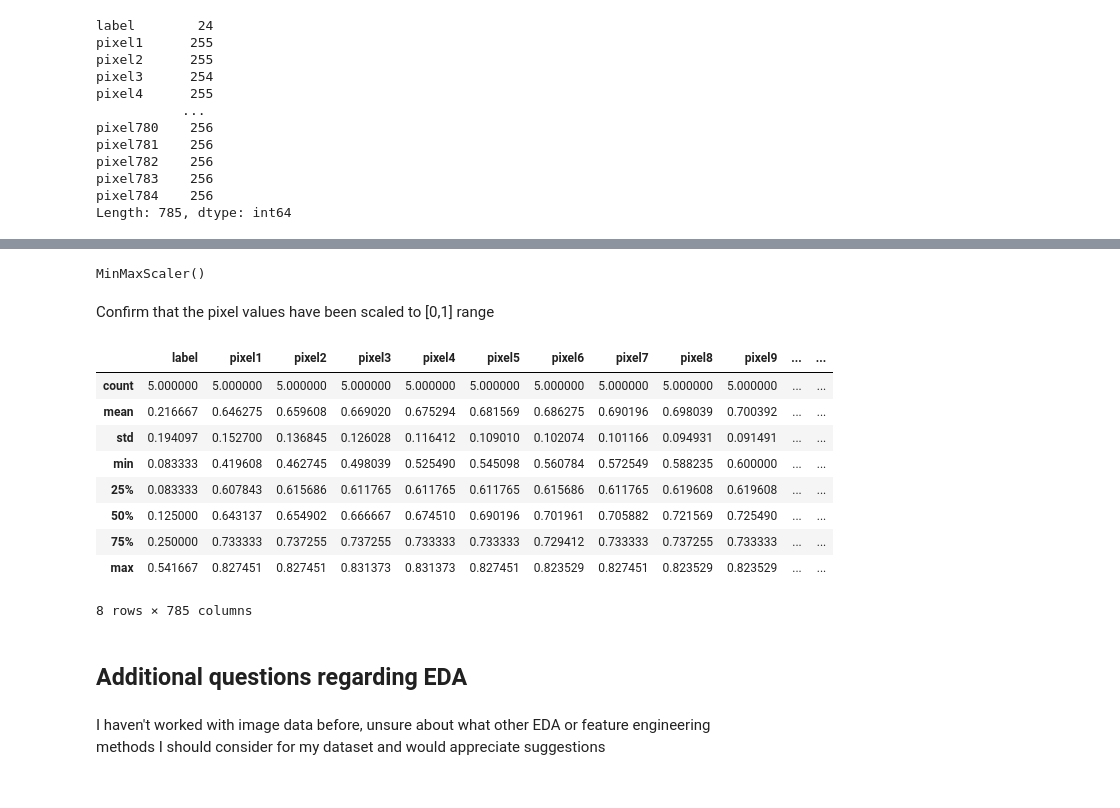
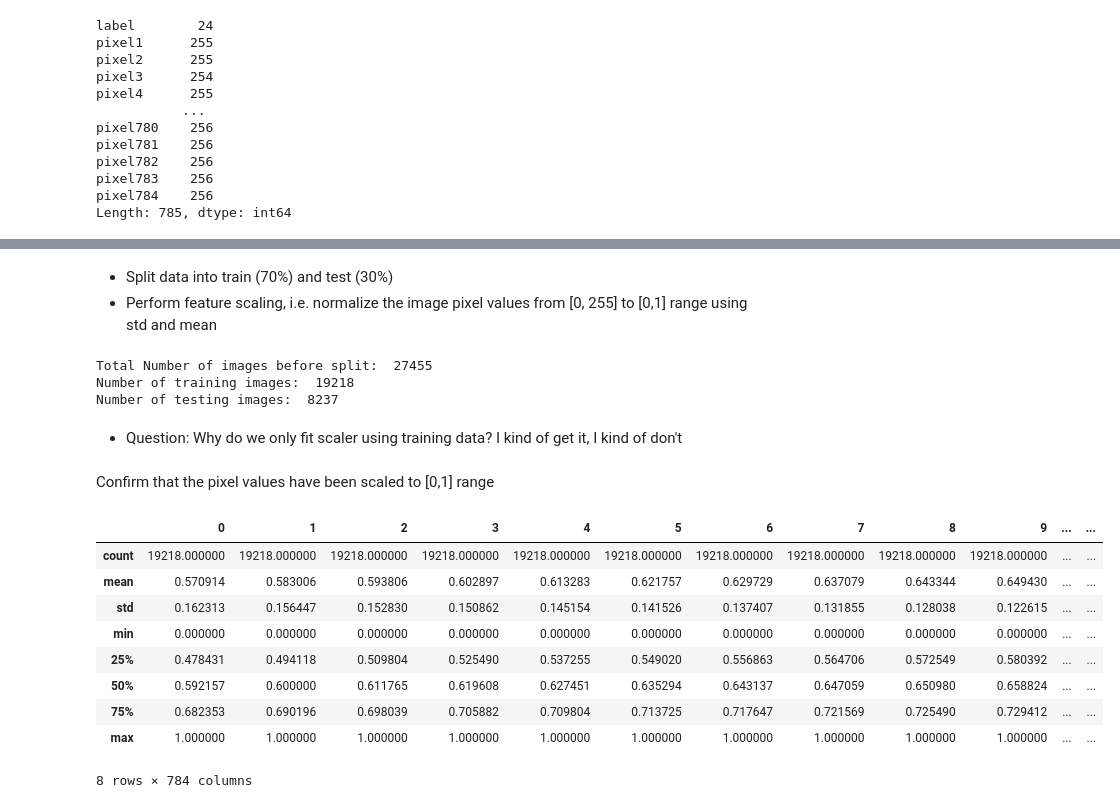
Before and after one commit to skirui-source/mle8-capstone, a Jupyter notebook: nb/asl_classifier_cnn.ipynb, the cells around one changed output, grey strips where cells are left out. Cells and saved outputs as stored; diff of their text form; code cells hidden in the pictures.

Commit message:
base model - wip

```diff
--- a/nb/asl_classifier_cnn.ipynb
+++ b/nb/asl_classifier_cnn.ipynb
@@ -43,0 +50,2 @@ Image("../data/amer_sign.png")
+# %%
+pixels, labels = train_data.drop(columns="label"), train_data["label"]
@@ -91,29 +132,41 @@ Feature scaling: normalize the image pixel values from [0, 255] to [0,1] range u
+# %% [markdown]
+- Split data into train (70%) and test (30%)
+- Perform feature scaling, i.e. normalize the image pixel values from [0, 255] to [0,1] range using std and mean
+# %%
+from sklearn.model_selection import train_test_split
+
+X_train, X_test, y_train, y_test = train_test_split(pixels, labels, train_size = 0.7, random_state = 42)
+# %%
+print("Total Number of images before split: ", pixels.shape[0])
+print("Number of training images: ", X_train.shape[0])
+print("Number of testing images: ", X_test.shape[0])
+# %% [output]
+Total Number of images before split:  27455
+Number of training images:  19218
+Number of testing images:  8237
+# %% [markdown]
+- Question: Why do we only fit scaler using training data? I kind of get it, I kind of don't
 # %%
 from sklearn.preprocessing import MinMaxScaler
+
+scaler = MinMaxScaler()
+X_train = scaler.fit_transform(X_train)
+X_test = scaler.transform(X_test)
-# %%
-scaler = MinMaxScaler()
-scaler.fit(data)
-data_norm = scaler.transform(data)
-# %% [output]
-MinMaxScaler()
 # %%
-train_norm = pd.DataFrame(data_norm, columns=data.columns)
+df_Xtrain = pd.DataFrame(X_train)
+df_Xtest = pd.DataFrame(X_test)
 # %% [markdown]
 Confirm that the pixel values have been scaled to [0,1] range
 # %%
-train_norm.head().describe()
+df_Xtrain.describe()
 # %% [output]
-|  | label | pixel1 | pixel2 | pixel3 | pixel4 | pixel5 | pixel6 | pixel7 | pixel8 | pixel9 | ... | ... |
-| count | 5.000000 | 5.000000 | 5.000000 | 5.000000 | 5.000000 | 5.000000 | 5.000000 | 5.000000 | 5.000000 | 5.000000 | ... | ... |
-| mean | 0.216667 | 0.646275 | 0.659608 | 0.669020 | 0.675294 | 0.681569 | 0.686275 | 0.690196 | 0.698039 | 0.700392 | ... | ... |
-| std | 0.194097 | 0.152700 | 0.136845 | 0.126028 | 0.116412 | 0.109010 | 0.102074 | 0.101166 | 0.094931 | 0.091491 | ... | ... |
-| min | 0.083333 | 0.419608 | 0.462745 | 0.498039 | 0.525490 | 0.545098 | 0.560784 | 0.572549 | 0.588235 | 0.600000 | ... | ... |
-| 25% | 0.083333 | 0.607843 | 0.615686 | 0.611765 | 0.611765 | 0.611765 | 0.615686 | 0.611765 | 0.619608 | 0.619608 | ... | ... |
-| 50% | 0.125000 | 0.643137 | 0.654902 | 0.666667 | 0.674510 | 0.690196 | 0.701961 | 0.705882 | 0.721569 | 0.725490 | ... | ... |
-| 75% | 0.250000 | 0.733333 | 0.737255 | 0.737255 | 0.733333 | 0.733333 | 0.729412 | 0.733333 | 0.737255 | 0.733333 | ... | ... |
-| max | 0.541667 | 0.827451 | 0.827451 | 0.831373 | 0.831373 | 0.827451 | 0.823529 | 0.827451 | 0.823529 | 0.823529 | ... | ... |
+|  | 0 | 1 | 2 | 3 | 4 | 5 | 6 | 7 | 8 | 9 | ... | ... |
+| count | 19218.000000 | 19218.000000 | 19218.000000 | 19218.000000 | 19218.000000 | 19218.000000 | 19218.000000 | 19218.000000 | 19218.000000 | 19218.000000 | ... | ... |
+| mean | 0.570914 | 0.583006 | 0.593806 | 0.602897 | 0.613283 | 0.621757 | 0.629729 | 0.637079 | 0.643344 | 0.649430 | ... | ... |
+| std | 0.162313 | 0.156447 | 0.152830 | 0.150862 | 0.145154 | 0.141526 | 0.137407 | 0.131855 | 0.128038 | 0.122615 | ... | ... |
+| min | 0.000000 | 0.000000 | 0.000000 | 0.000000 | 0.000000 | 0.000000 | 0.000000 | 0.000000 | 0.000000 | 0.000000 | ... | ... |
+| 25% | 0.478431 | 0.494118 | 0.509804 | 0.525490 | 0.537255 | 0.549020 | 0.556863 | 0.564706 | 0.572549 | 0.580392 | ... | ... |
+| 50% | 0.592157 | 0.600000 | 0.611765 | 0.619608 | 0.627451 | 0.635294 | 0.643137 | 0.647059 | 0.650980 | 0.658824 | ... | ... |
+| 75% | 0.682353 | 0.690196 | 0.698039 | 0.705882 | 0.709804 | 0.713725 | 0.717647 | 0.721569 | 0.725490 | 0.729412 | ... | ... |
+| max | 1.000000 | 1.000000 | 1.000000 | 1.000000 | 1.000000 | 1.000000 | 1.000000 | 1.000000 | 1.000000 | 1.000000 | ... | ... |
-8 rows × 785 columns
+8 rows × 784 columns
-# %% [markdown]
- ## Additional questions regarding EDA
-# %% [markdown]
-I haven't worked with image data before, unsure about what other EDA or feature engineering methods I should consider for my dataset and would appreciate suggestions
```
Also changed, not shown: parts of 30 cells of this notebook, 2 other files.
